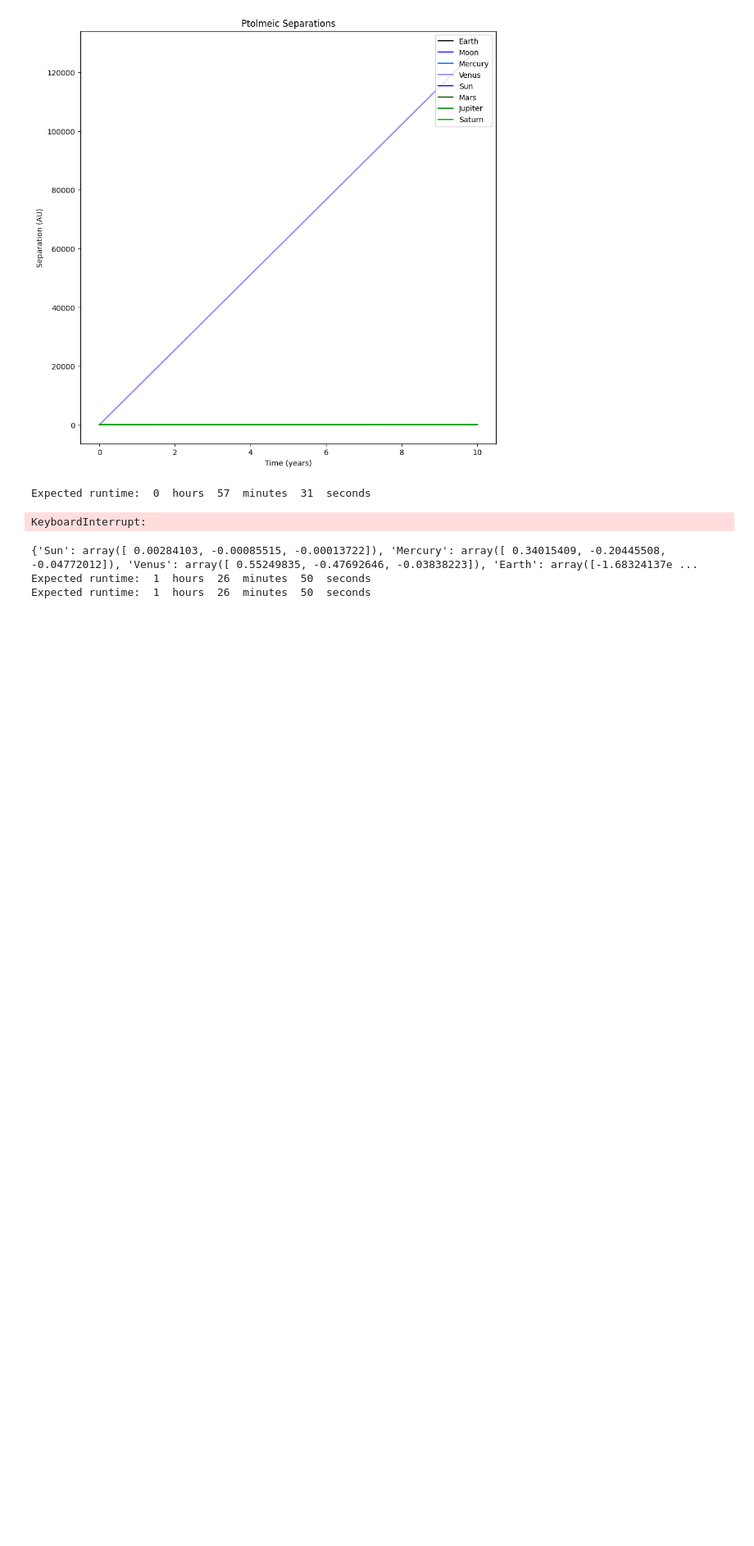
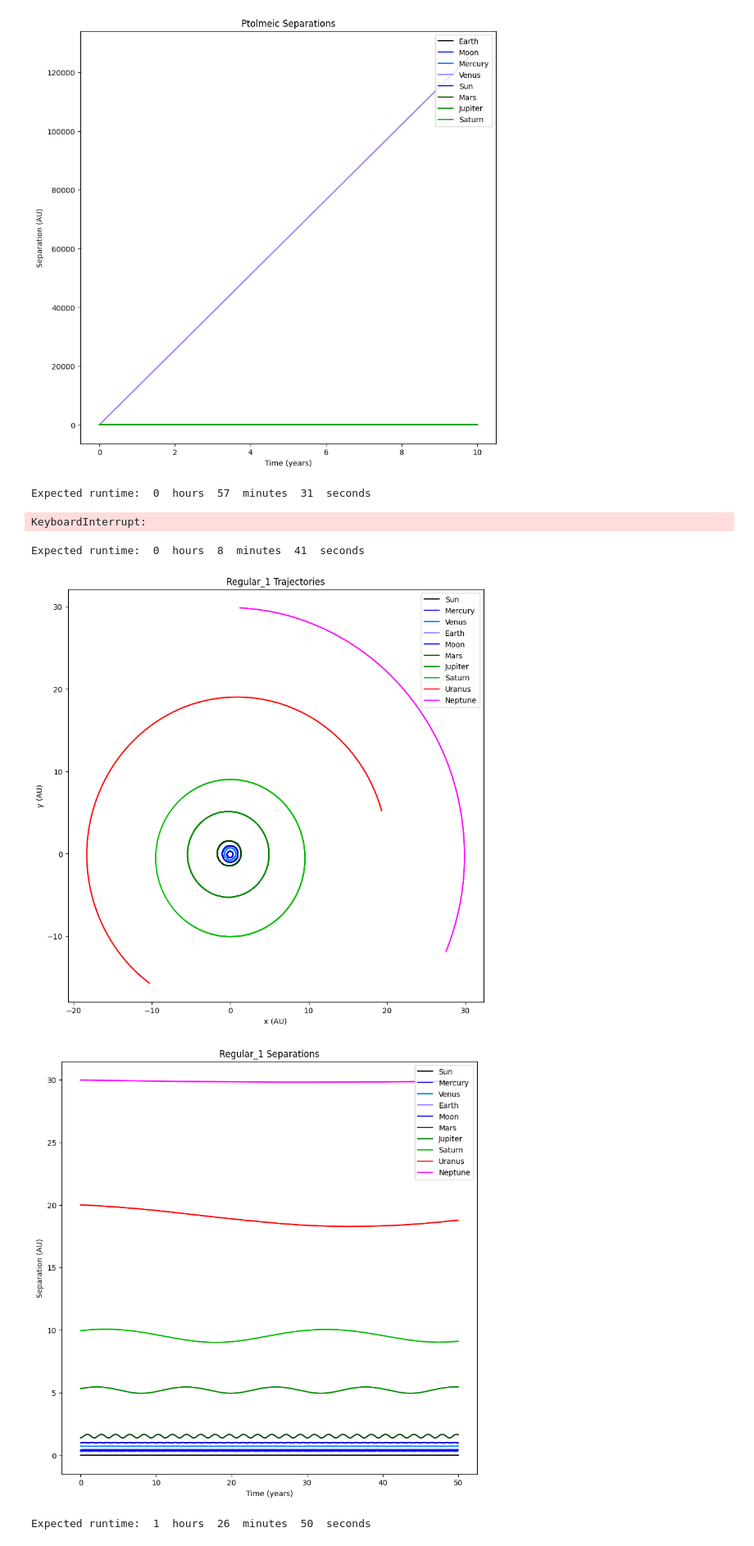
Before and after one commit to D123aniel/Astrophysics, a Jupyter notebook: Solar Simulation Project/project.ipynb, the cells around one changed output. Shown: that part at 82% size. Cells and saved outputs as stored; diff of their text form; code cells hidden in the pictures; blank space fills up the shorter version.

```diff
--- a/Solar Simulation Project/project.ipynb
+++ b/Solar Simulation Project/project.ipynb
@@ -132,10 +132,10 @@ def first_order_step(x,v,m,nmax,newtong,saveq):
     if saveq:
         x=np.append(x,np.zeros((nmax,3,1)),axis=2)
         v=np.append(v,np.zeros((nmax,3,1)),axis=2)
-        x[:,:,-1]=x[:,:,-2]+v[:,:,-2]*dt+0.5*a*dt2
+        x[:,:,-1]=x[:,:,-2]+v[:,:,-2]*dt+0.5*a*dt
         v[:,:,-1]=v[:,:,-2]+a*dt
     else:
-        x[:,:,-1]+=v[:,:,-1]*dt+0.5*a*dt2
+        x[:,:,-1]+=v[:,:,-1]*dt+0.5*a*dt
         v[:,:,-1]+=a*dt
 
     return x,v
@@ -194,8 +194,8 @@ def fourth_order_step(x,v,m,nmax,newtong,saveq):
         v[:,:,-1]+=(l1+2.0*l2+2.0*l3+l4)/6.0
 
     return x,v
-
-line_colors = np.array(['#000000','#0000ff','#007bff','#9b7bff','#0000dd','#004400','#008800','#00bb00','#ff0000','#ff00ff','#0000aa']) #hex values for colors to differentiate
+#                                   dark        light               dark
+line_colors = np.array(['#000000','#0000ff','#007bff','#9b7bff','#00deff','#004400','#008800','#00bb00','#ff0000','#ff00ff','#0000aa']) #hex values for colors to differentiate
 def run_simulation(name,object_array,init_pos_dict,mass_dict,init_vel_dict,dtt,ttmax):
     #gather a few pieces of information based on choosen parameters
     nmax=object_array.size
@@ -303,21 +303,22 @@ KeyboardInterrupt:
 # %%
 #Regular Model of the Universe
 reg_objects = np.array(["Sun","Mercury","Venus","Earth","Moon","Mars","Jupiter","Saturn","Uranus","Neptune"])
 reg_init_pos={}
 assign_pos(reg_init_pos,positions,reg_objects)
-dt=0.00005
+dt=0.0005
 tmax=50
 #laptop c = 5.210237240791321e-05
 #pc c = 8.130995392799378e-05
 c_reg = 5.210237240791321e-05
 calc_run_time(c_reg,reg_objects,tmax,dt)
 run_simulation("Regular_1",reg_objects,reg_init_pos,masses,initial_velocities,dt,tmax)
 
 dt = 0.0005
 tmax = 500
 calc_run_time(c_reg,reg_objects,tmax,dt)
 run_simulation("Regular_2",reg_objects,reg_init_pos,masses,initial_velocities,dt,tmax)
 # %% [output]
-{'Sun': array([ 0.00284103, -0.00085515, -0.00013722]), 'Mercury': array([ 0.34015409, -0.20445508, -0.04772012]), 'Venus': array([ 0.55249835, -0.47692646, -0.03838223]), 'Earth': array([-1.68324137e ...
-Expected runtime:  1  hours  26  minutes  50  seconds
-Expected runtime:  1  hours  26  minutes  50  seconds
+Expected runtime:  0  hours  8  minutes  41  seconds
+[figure, added]
+[figure, added]
+Expected runtime:  1  hours  26  minutes  50  seconds
```
Also changed, not shown: parts of 2 cells of this notebook.
